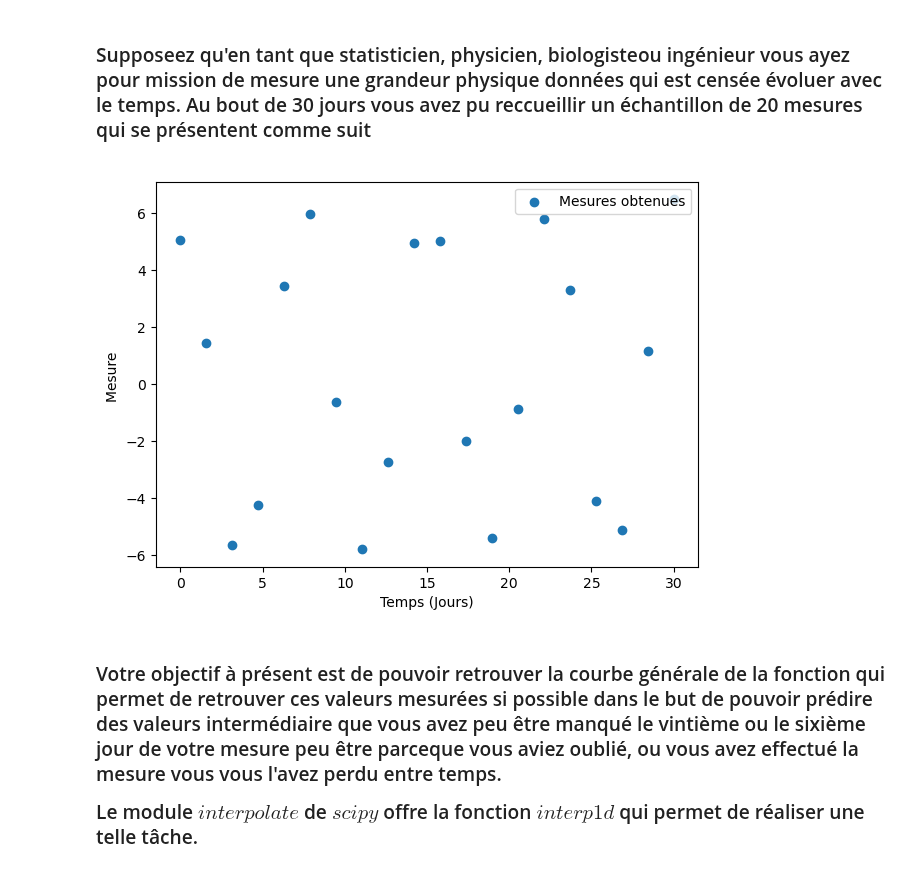
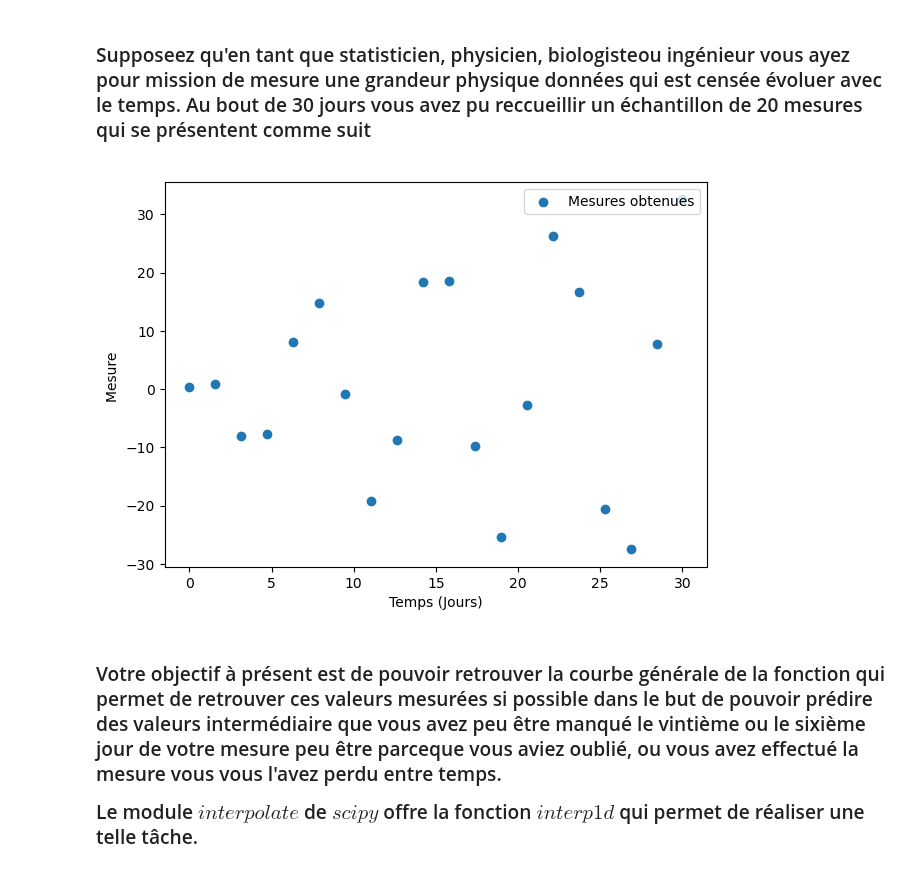
Before and after one commit to Brice-KENGNI-ZANGUIM/Python-pour-les-Mathematiques, a Jupyter notebook: Bibliothèque Scipy.ipynb, the cells around one changed output. Drawn from its saved outputs; the diff is of its cells as text; code cells hidden in the pictures.

```diff
--- a/Bibliothèque Scipy.ipynb
+++ b/Bibliothèque Scipy.ipynb
@@ -182,26 +182,26 @@ resultat
 # %%
 t_min, t_max = 0 , 30
 N = 20
 
 
 def mesure ( t ) :
-    base = 6*np.cos(2*np.pi*t*4/(t_max-t_min))
+    base = 6*np.cos(2*np.pi*t*4/(t_max-t_min))*t**3.5/(1+  2*t + +t**3)
     bruit = np.random.rand(t.size) - np.random.rand(t.size)
 
     return base + bruit
 
 t_sample = np.linspace(t_min , t_max, N)
 y_sample = mesure ( t_sample)
 
 
 plt.figure(figsize = (7,5))
 plt.scatter(t_sample , y_sample, label= "Mesures obtenues")
 plt.xlabel("Temps (Jours)")
 plt.ylabel("Mesure ")
 plt.legend(loc="upper right")
 plt.show()
 # %% [output]
-[figure, old version]
+[figure, new version]
 # %% [markdown]
 <h3> <p> Votre objectif à présent est de pouvoir retrouver la courbe générale de la fonction qui permet de retrouver ces valeurs mesurées si possible dans le but de pouvoir prédire des valeurs intermédiaire que vous avez peu être manqué le vintième ou le sixième jour de votre mesure peu être parceque vous aviez oublié, ou vous avez effectué la mesure vous vous l'avez perdu entre temps. </p>
     <p> Le module $interpolate$ de $scipy$ offre la fonction $interp1d$ qui permet de réaliser une telle tâche. </p>
```
Also changed, not shown: parts of 5 cells of this notebook.
